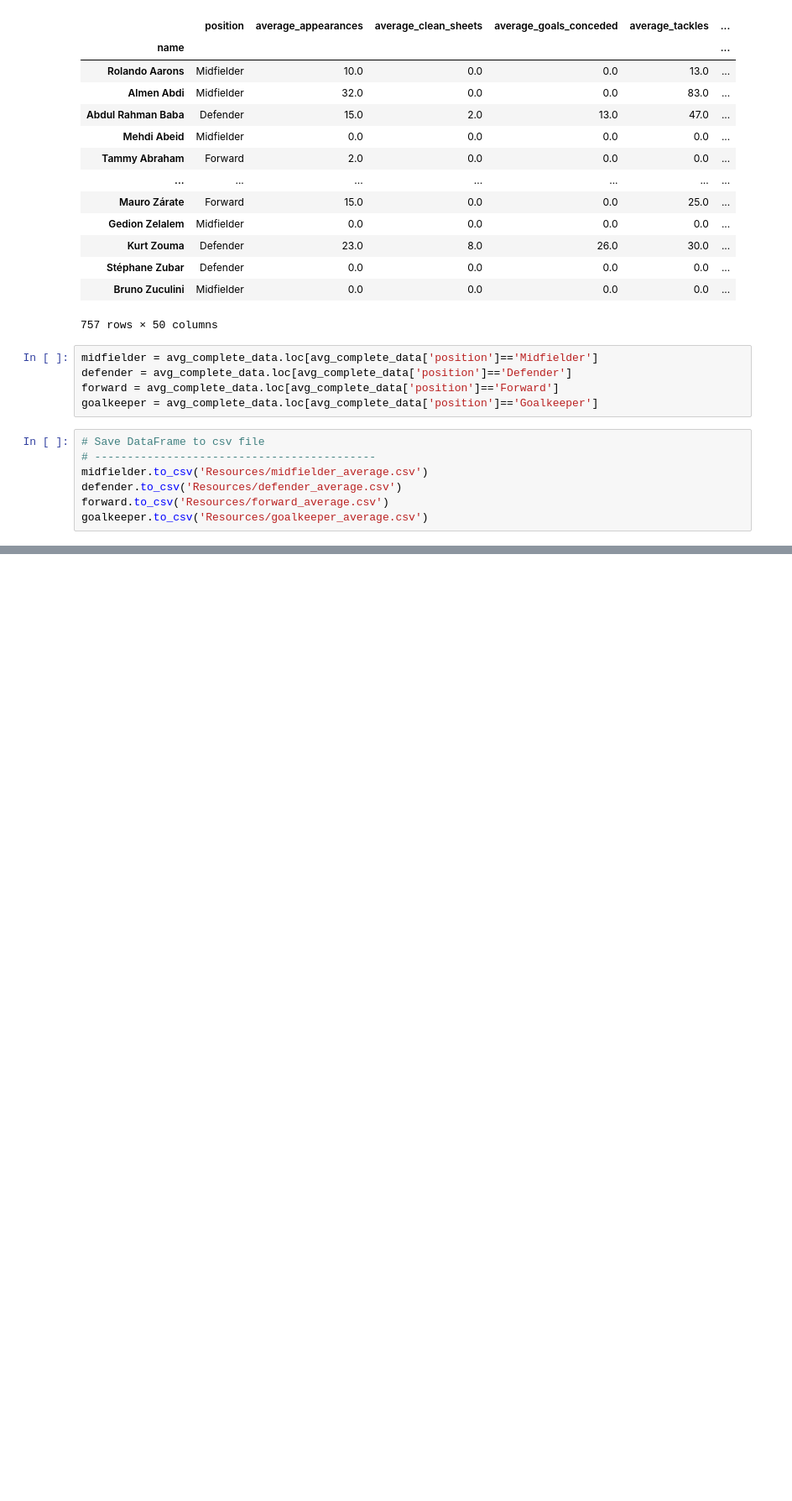
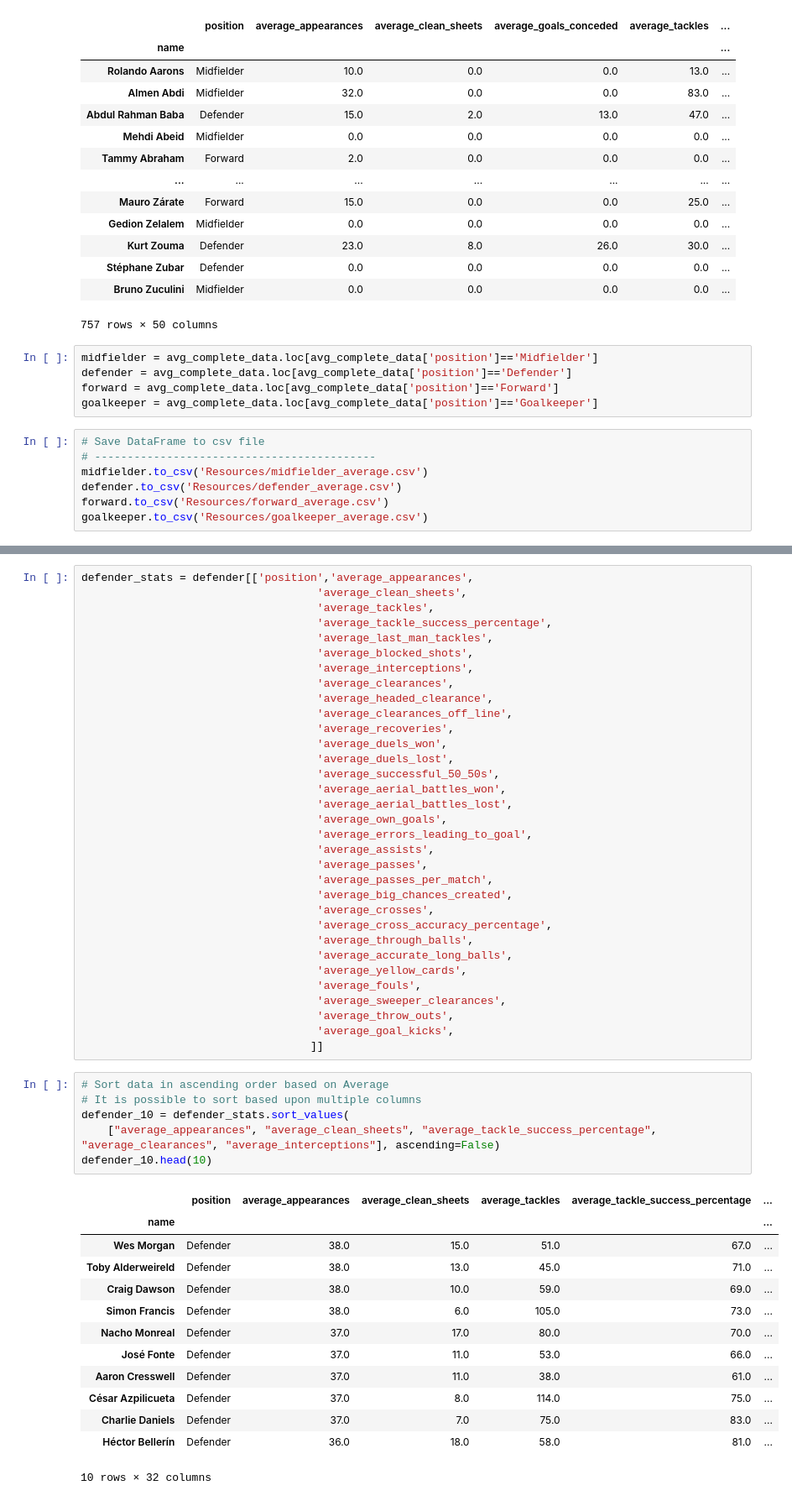
Before and after one commit to alysnow/ETL-Project, a Jupyter notebook: EPL_csv_cleanup.ipynb, the cells around one changed output, grey strips where cells are left out. Shown at 84% size. Cells and saved outputs as stored; diff of their text form; blank space fills up the shorter version.

```diff
--- a/EPL_csv_cleanup.ipynb
+++ b/EPL_csv_cleanup.ipynb
@@ -351,0 +393,53 @@ connection = engine.connect()
+# %%
+defender_stats = defender[['position','average_appearances',
+                                    'average_clean_sheets',
+                                    'average_tackles',
+                                    'average_tackle_success_percentage',
+                                    'average_last_man_tackles',
+                                    'average_blocked_shots',
+                                    'average_interceptions',
+                                    'average_clearances',
+                                    'average_headed_clearance',
+                                    'average_clearances_off_line',
+                                    'average_recoveries',
+                                    'average_duels_won',
+                                    'average_duels_lost',
+                                    'average_successful_50_50s',
+                                    'average_aerial_battles_won',
+                                    'average_aerial_battles_lost',
+                                    'average_own_goals',
+                                    'average_errors_leading_to_goal',
+                                    'average_assists',
+                                    'average_passes',
+                                    'average_passes_per_match',
+                                    'average_big_chances_created',
+                                    'average_crosses',
+                                    'average_cross_accuracy_percentage',
+                                    'average_through_balls',
+                                    'average_accurate_long_balls',
+                                    'average_yellow_cards',
+                                    'average_fouls',
+                                    'average_sweeper_clearances',
+                                    'average_throw_outs',
+                                    'average_goal_kicks',
+                                   ]]
+# %%
+# Sort data in ascending order based on Average
+# It is possible to sort based upon multiple columns
+defender_10 = defender_stats.sort_values(
+    ["average_appearances", "average_clean_sheets", "average_tackle_success_percentage", "average_clearances", "average_interceptions"], ascending=False)
+defender_10.head(10)
+# %% [output]
+|  | position | average_appearances | average_clean_sheets | average_tackles | average_tackle_success_percentage | ... |
+| name |  |  |  |  |  | ... |
+| Wes Morgan | Defender | 38.0 | 15.0 | 51.0 | 67.0 | ... |
+| Toby Alderweireld | Defender | 38.0 | 13.0 | 45.0 | 71.0 | ... |
+| Craig Dawson | Defender | 38.0 | 10.0 | 59.0 | 69.0 | ... |
+| Simon Francis | Defender | 38.0 | 6.0 | 105.0 | 73.0 | ... |
+| Nacho Monreal | Defender | 37.0 | 17.0 | 80.0 | 70.0 | ... |
+| José Fonte | Defender | 37.0 | 11.0 | 53.0 | 66.0 | ... |
+| Aaron Cresswell | Defender | 37.0 | 11.0 | 38.0 | 61.0 | ... |
+| César Azpilicueta | Defender | 37.0 | 8.0 | 114.0 | 75.0 | ... |
+| Charlie Daniels | Defender | 37.0 | 7.0 | 75.0 | 83.0 | ... |
+| Héctor Bellerín | Defender | 36.0 | 18.0 | 58.0 | 81.0 | ... |
+10 rows × 32 columns
```
Also changed, not shown: parts of 22 cells of this notebook, 2 other files.
